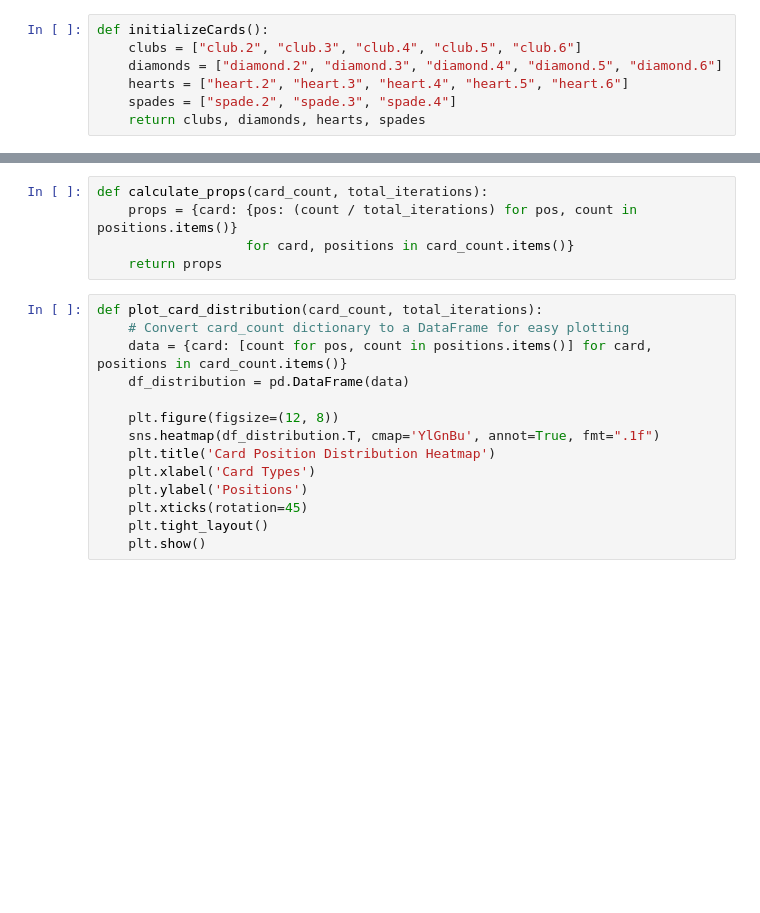
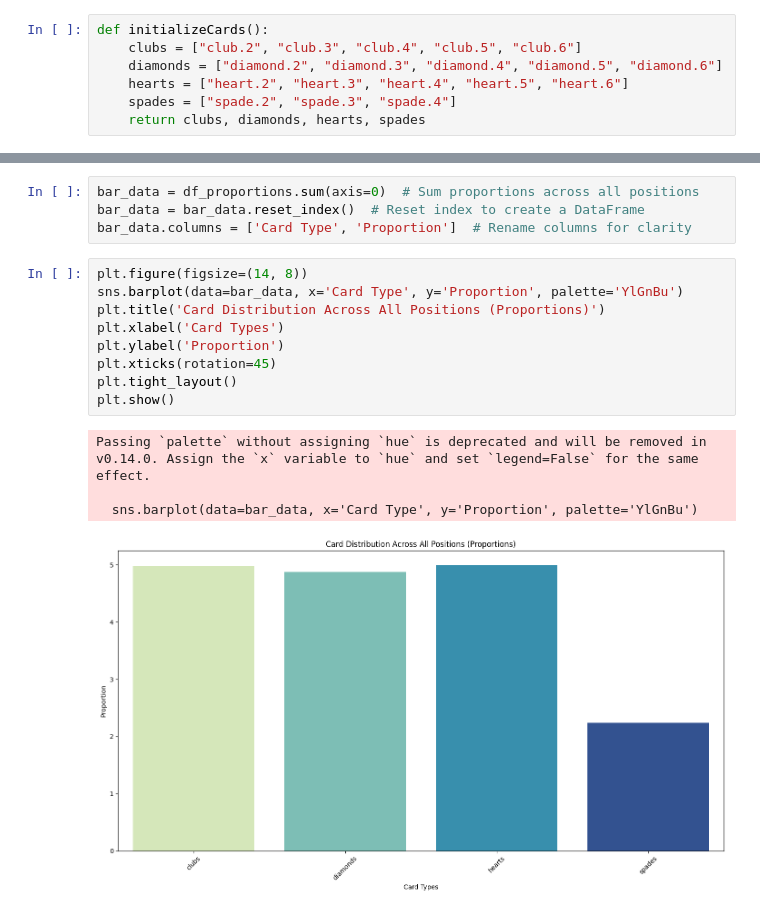
Before and after one commit to michaeledge27/mathModeling, a Jupyter notebook: projects/ShufflingUnderConstraints.ipynb, the cells around one changed output, grey strips where cells are left out. Cells and saved outputs as stored; diff of their text form; blank space fills up the shorter version.

```diff
--- a/projects/ShufflingUnderConstraints.ipynb
+++ b/projects/ShufflingUnderConstraints.ipynb
@@ -118,19 +146,18 @@ plt.show()
-# %%
-def calculate_props(card_count, total_iterations):
-    props = {card: {pos: (count / total_iterations) for pos, count in positions.items()}
-                   for card, positions in card_count.items()}
-    return props
-# %%
-def plot_card_distribution(card_count, total_iterations):
-    # Convert card_count dictionary to a DataFrame for easy plotting
-    data = {card: [count for pos, count in positions.items()] for card, positions in card_count.items()}
-    df_distribution = pd.DataFrame(data)
-
-    plt.figure(figsize=(12, 8))
-    sns.heatmap(df_distribution.T, cmap='YlGnBu', annot=True, fmt=".1f")
-    plt.title('Card Position Distribution Heatmap')
-    plt.xlabel('Card Types')
-    plt.ylabel('Positions')
-    plt.xticks(rotation=45)
-    plt.tight_layout()
-    plt.show()
+# %%
+bar_data = df_proportions.sum(axis=0)  # Sum proportions across all positions
+bar_data = bar_data.reset_index()  # Reset index to create a DataFrame
+bar_data.columns = ['Card Type', 'Proportion']  # Rename columns for clarity
+# %%
+plt.figure(figsize=(14, 8))
+sns.barplot(data=bar_data, x='Card Type', y='Proportion', palette='YlGnBu')
+plt.title('Card Distribution Across All Positions (Proportions)')
+plt.xlabel('Card Types')
+plt.ylabel('Proportion')
+plt.xticks(rotation=45)
+plt.tight_layout()
+plt.show()
+# %% [output]
+Passing `palette` without assigning `hue` is deprecated and will be removed in v0.14.0. Assign the `x` variable to `hue` and set `legend=False` for the same effect.
+
+  sns.barplot(data=bar_data, x='Card Type', y='Proportion', palette='YlGnBu')
+[figure, added]
```
Also changed, not shown: parts of 13 cells of this notebook.
